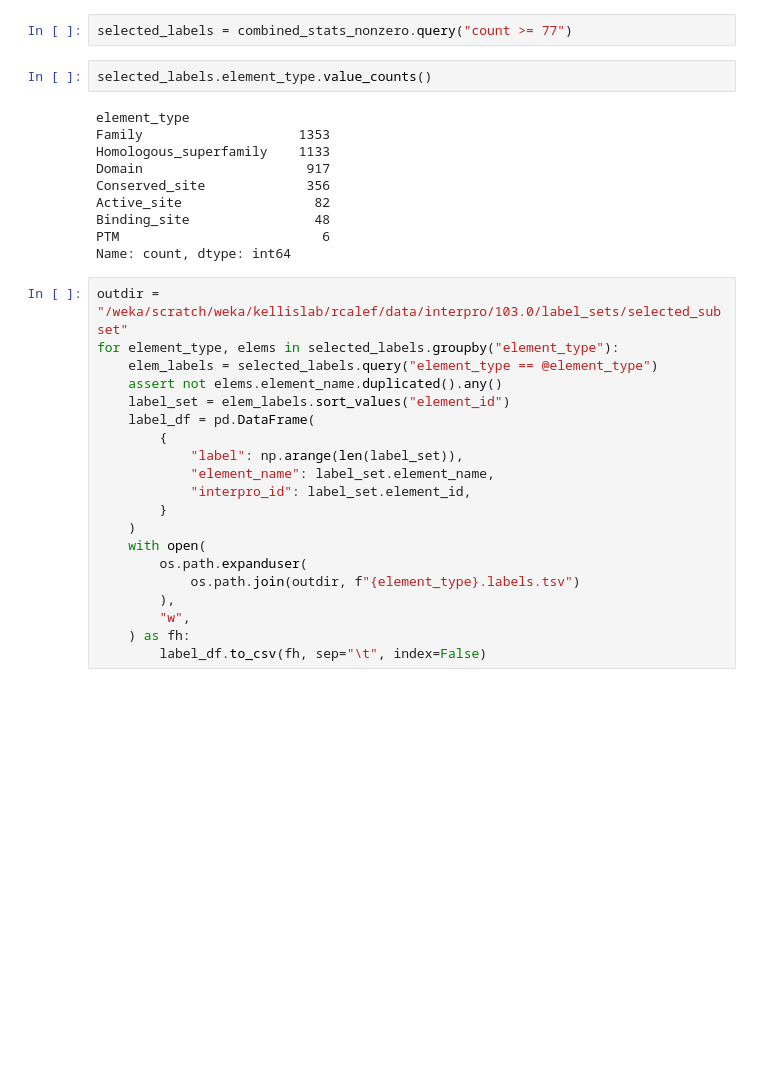
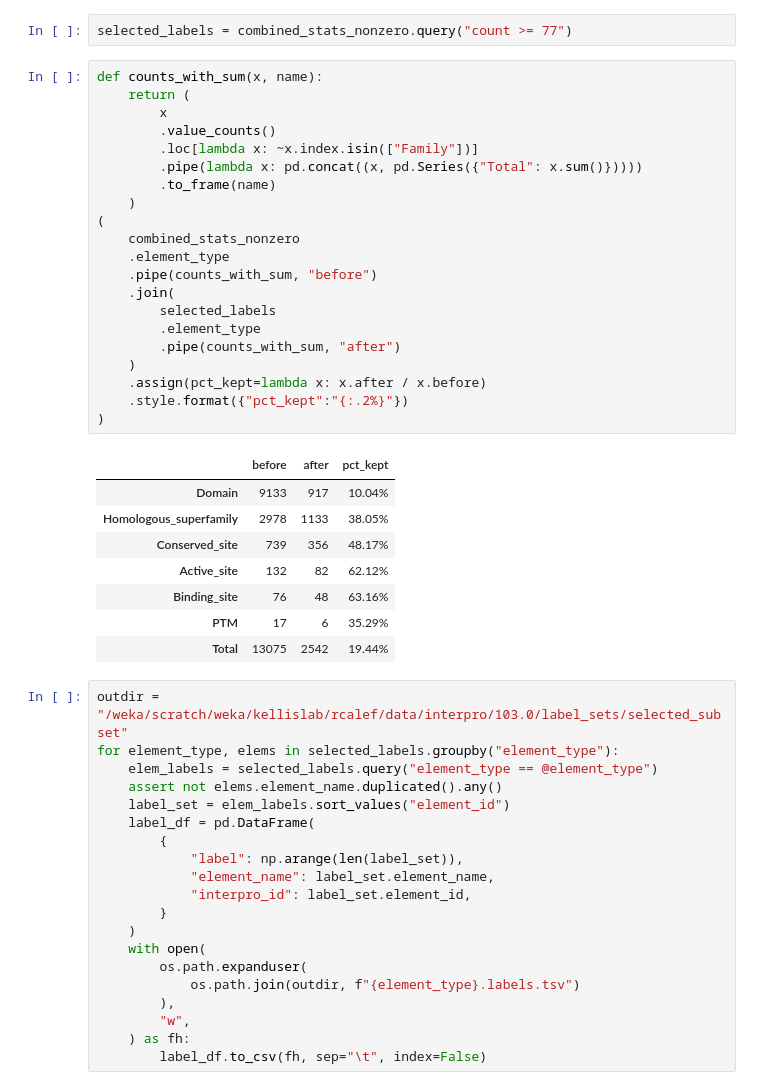
Before and after one commit to rcalef/magneton, a Jupyter notebook: experiments/create_label_subsets.ipynb, the cells around one changed output. Saved outputs shown, nothing was run; the diff lists cells and outputs as text; blank space fills up the shorter version.

```diff
--- a/experiments/create_label_subsets.ipynb
+++ b/experiments/create_label_subsets.ipynb
@@ -299,18 +365,36 @@ plt.show()
 # Output label subset
 # %%
 selected_labels = combined_stats_nonzero.query("count >= 77")
-# %%
-selected_labels.element_type.value_counts()
-# %% [output]
-element_type
-Family                    1353
-Homologous_superfamily    1133
-Domain                     917
-Conserved_site             356
-Active_site                 82
-Binding_site                48
-PTM                          6
-Name: count, dtype: int64
+# %%
+def counts_with_sum(x, name):
+    return (
+        x
+        .value_counts()
+        .loc[lambda x: ~x.index.isin(["Family"])]
+        .pipe(lambda x: pd.concat((x, pd.Series({"Total": x.sum()}))))
+        .to_frame(name)
+    )
+(
+    combined_stats_nonzero
+    .element_type
+    .pipe(counts_with_sum, "before")
+    .join(
+        selected_labels
+        .element_type
+        .pipe(counts_with_sum, "after")
+    )
+    .assign(pct_kept=lambda x: x.after / x.before)
+    .style.format({"pct_kept":"{:.2%}"})
+)
+# %% [output]
+|  | before | after | pct_kept |
+| Domain | 9133 | 917 | 10.04% |
+| Homologous_superfamily | 2978 | 1133 | 38.05% |
+| Conserved_site | 739 | 356 | 48.17% |
+| Active_site | 132 | 82 | 62.12% |
+| Binding_site | 76 | 48 | 63.16% |
+| PTM | 17 | 6 | 35.29% |
+| Total | 13075 | 2542 | 19.44% |
 # %%
 outdir = "/weka/scratch/weka/kellislab/rcalef/data/interpro/103.0/label_sets/selected_subset"
 for element_type, elems in selected_labels.groupby("element_type"):
```
Also changed, not shown: parts of 5 cells of this notebook.
